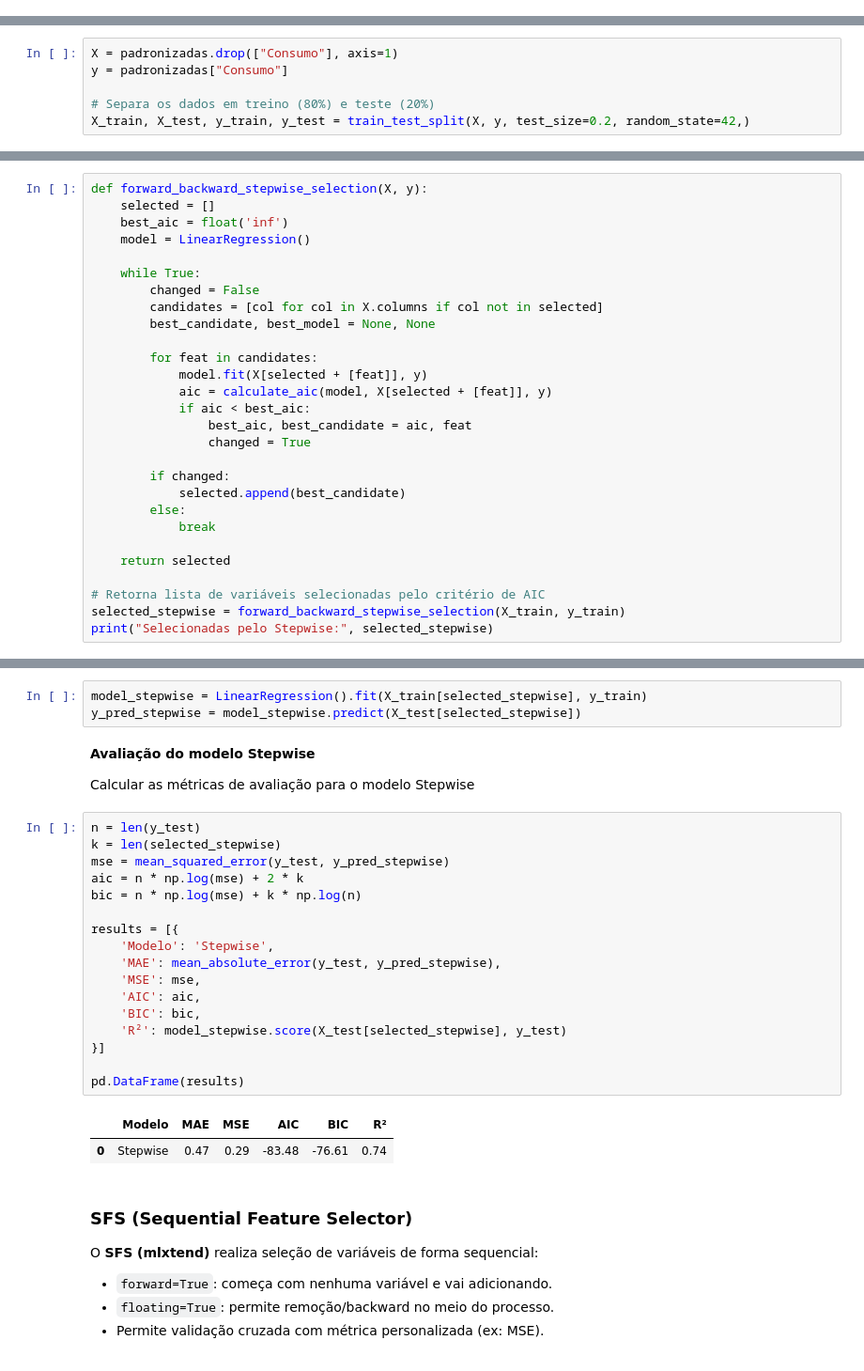
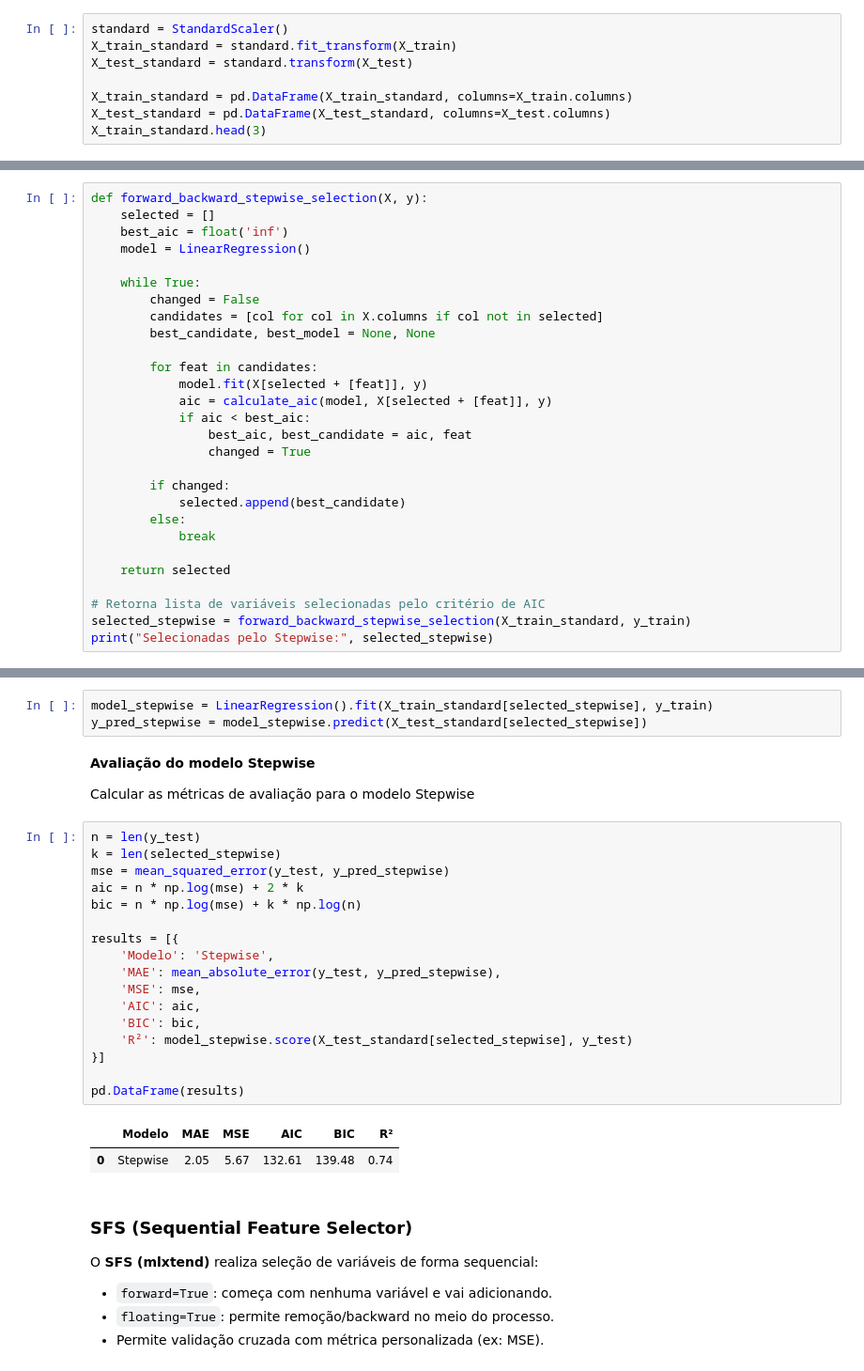
Before and after one commit to redsonlopez/regression_beer, a Jupyter notebook: regression_beer.ipynb, the cells around one changed output, grey strips where cells are left out. Shown: that part at 94% size. Saved outputs shown, nothing was run; the diff lists cells and outputs as text.

```diff
--- a/regression_beer.ipynb
+++ b/regression_beer.ipynb
@@ -236,0 +235,8 @@ padronizadas.head(3)
+# %%
+standard = StandardScaler()
+X_train_standard = standard.fit_transform(X_train)
+X_test_standard = standard.transform(X_test)
+
+X_train_standard = pd.DataFrame(X_train_standard, columns=X_train.columns)
+X_test_standard = pd.DataFrame(X_test_standard, columns=X_test.columns)
+X_train_standard.head(3)
@@ -252,9 +264,3 @@ Divisão da base - Treino e Teste
-# %%
-X = padronizadas.drop(["Consumo"], axis=1)
-y = padronizadas["Consumo"]
-
-# Separa os dados em treino (80%) e teste (20%)
-X_train, X_test, y_train, y_test = train_test_split(X, y, test_size=0.2, random_state=42,)
 # %% [markdown]
 ## Seleção de Variáveis
 ### Stepwise com AIC
@@ -305,7 +311,7 @@ def forward_backward_stepwise_selection(X, y):
     return selected
 
 # Retorna lista de variáveis selecionadas pelo critério de AIC
-selected_stepwise = forward_backward_stepwise_selection(X_train, y_train)
+selected_stepwise = forward_backward_stepwise_selection(X_train_standard, y_train)
 print("Selecionadas pelo Stepwise:", selected_stepwise)
 # %% [output]
 Selecionadas pelo Stepwise: ['Temperatura_Maxima', 'Final_de_Semana', 'Precipitacao']
@@ -314,8 +320,8 @@ Selecionadas pelo Stepwise: ['Temperatura_Maxima', 'Final_de_Semana', 'Precipita
 
 Ajuste do modelo Linear com as variáveis escolhidas
 # %%
-model_stepwise = LinearRegression().fit(X_train[selected_stepwise], y_train)
-y_pred_stepwise = model_stepwise.predict(X_test[selected_stepwise])
+model_stepwise = LinearRegression().fit(X_train_standard[selected_stepwise], y_train)
+y_pred_stepwise = model_stepwise.predict(X_test_standard[selected_stepwise])
 # %% [markdown]
 **Avaliação do modelo Stepwise**
 
@@ -323,23 +329,23 @@ Calcular as métricas de avaliação para o modelo Stepwise
 # %%
 n = len(y_test)
 k = len(selected_stepwise)
 mse = mean_squared_error(y_test, y_pred_stepwise)
 aic = n * np.log(mse) + 2 * k
 bic = n * np.log(mse) + k * np.log(n)
 
 results = [{
     'Modelo': 'Stepwise',
     'MAE': mean_absolute_error(y_test, y_pred_stepwise),
     'MSE': mse,
     'AIC': aic,
     'BIC': bic,
-    'R²': model_stepwise.score(X_test[selected_stepwise], y_test)
+    'R²': model_stepwise.score(X_test_standard[selected_stepwise], y_test)
 }]
 
 pd.DataFrame(results)
 # %% [output]
 |  | Modelo | MAE | MSE | AIC | BIC | R² |
-| 0 | Stepwise | 0.47 | 0.29 | -83.48 | -76.61 | 0.74 |
+| 0 | Stepwise | 2.05 | 5.67 | 132.61 | 139.48 | 0.74 |
 # %% [markdown]
 ### SFS (Sequential Feature Selector)
 
```
Also changed, not shown: parts of 20 cells of this notebook.
